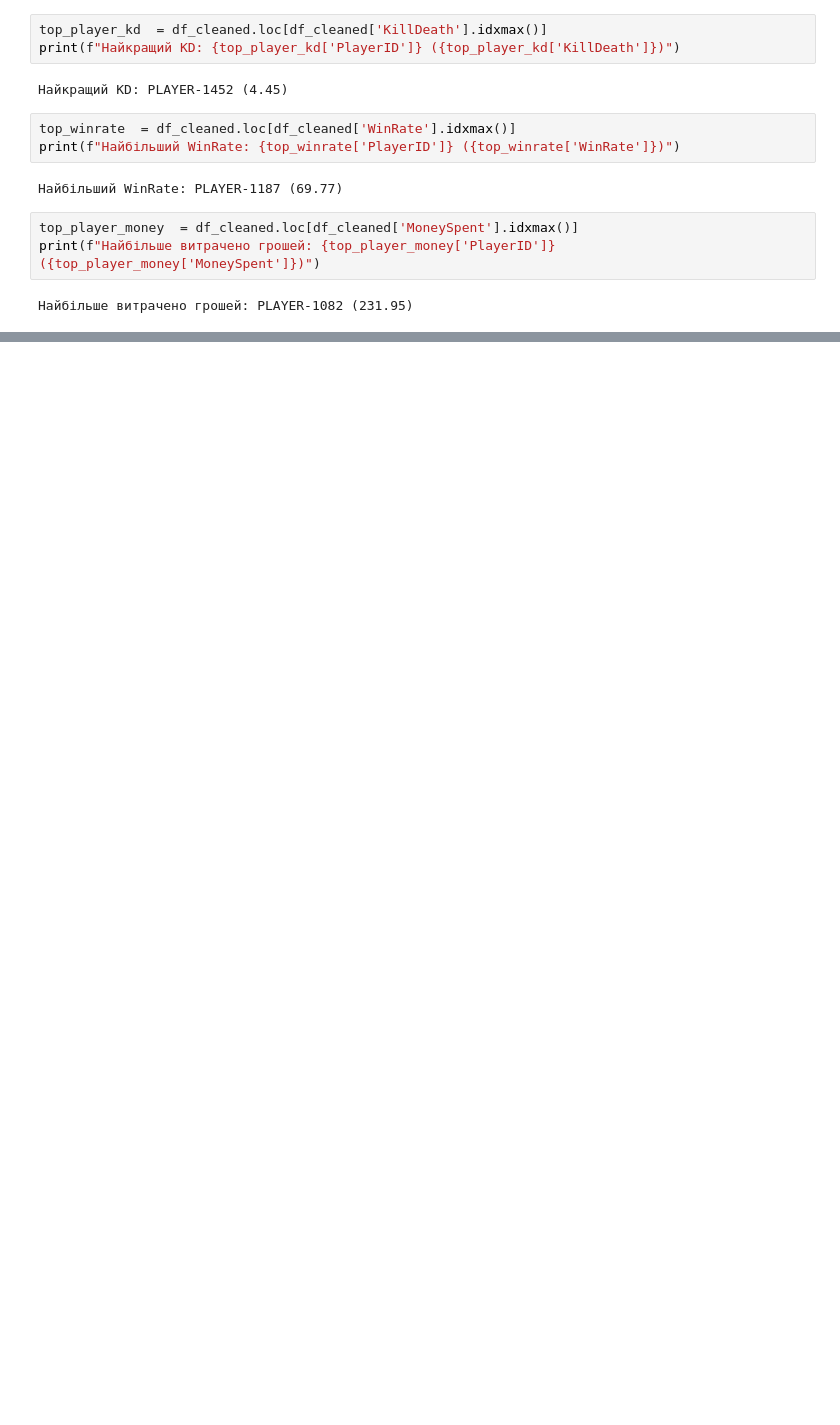
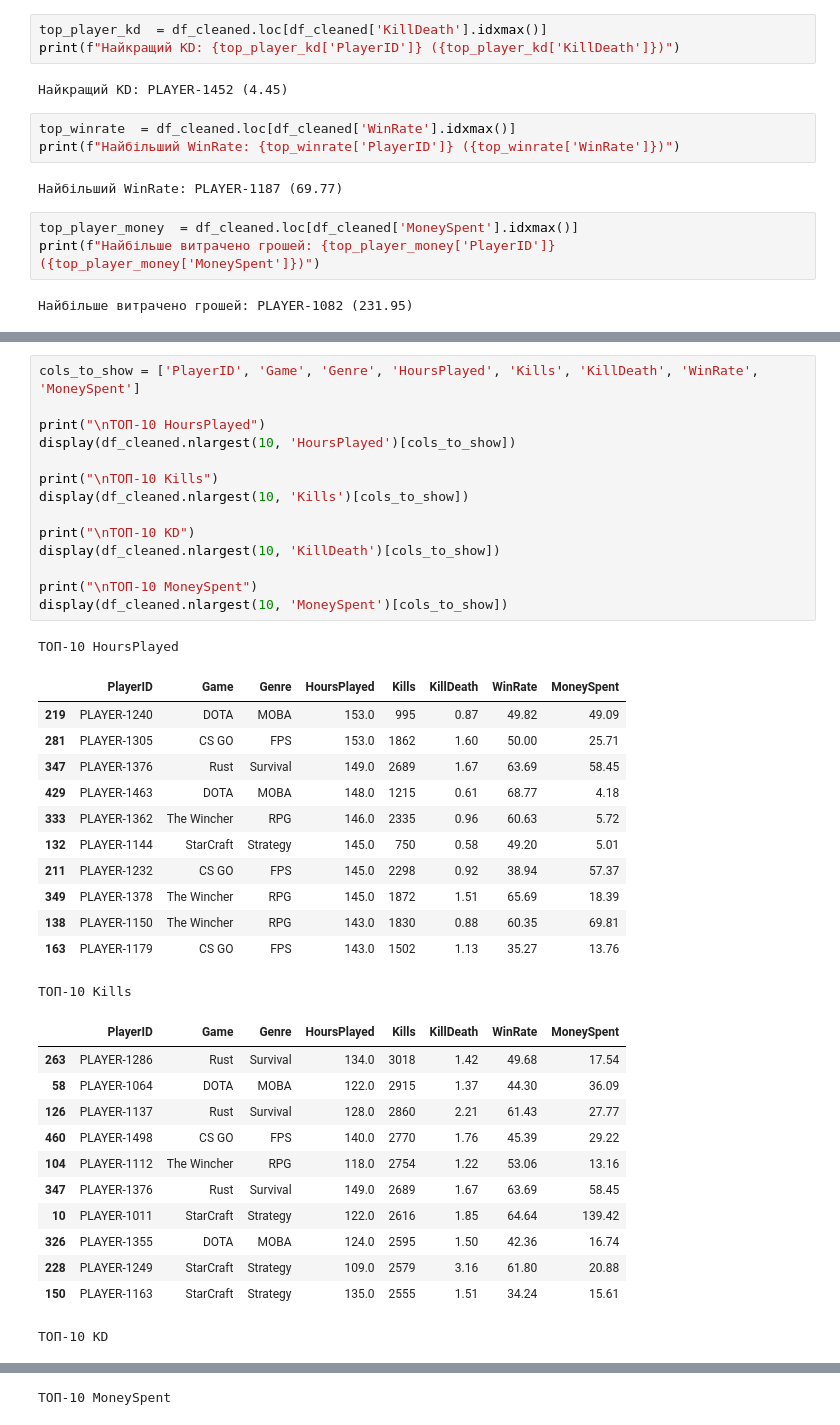
Before and after one commit to DearDarlin/player_activity_report, a Jupyter notebook: activity_report.ipynb, the cells around one changed output, grey strips where cells are left out. Saved outputs shown, nothing was run; the diff lists cells and outputs as text; blank space fills up the shorter version.

```diff
--- a/activity_report.ipynb
+++ b/activity_report.ipynb
@@ -363,0 +366,40 @@ print(f"Найбільший пінг: {top_player_ping['PlayerID']} ({top_playe
+# %%
+cols_to_show = ['PlayerID', 'Game', 'Genre', 'HoursPlayed', 'Kills', 'KillDeath', 'WinRate', 'MoneySpent']
+
+print("\nТОП-10 HoursPlayed")
+display(df_cleaned.nlargest(10, 'HoursPlayed')[cols_to_show])
+
+print("\nТОП-10 Kills")
+display(df_cleaned.nlargest(10, 'Kills')[cols_to_show])
+
+print("\nТОП-10 KD")
+display(df_cleaned.nlargest(10, 'KillDeath')[cols_to_show])
+
+print("\nТОП-10 MoneySpent")
+display(df_cleaned.nlargest(10, 'MoneySpent')[cols_to_show])
+# %% [output]
+ТОП-10 HoursPlayed
+|  | PlayerID | Game | Genre | HoursPlayed | Kills | KillDeath | WinRate | MoneySpent |
+| 219 | PLAYER-1240 | DOTA | MOBA | 153.0 | 995 | 0.87 | 49.82 | 49.09 |
+| 281 | PLAYER-1305 | CS GO | FPS | 153.0 | 1862 | 1.60 | 50.00 | 25.71 |
+| 347 | PLAYER-1376 | Rust | Survival | 149.0 | 2689 | 1.67 | 63.69 | 58.45 |
+| 429 | PLAYER-1463 | DOTA | MOBA | 148.0 | 1215 | 0.61 | 68.77 | 4.18 |
+| 333 | PLAYER-1362 | The Wincher | RPG | 146.0 | 2335 | 0.96 | 60.63 | 5.72 |
+| 132 | PLAYER-1144 | StarCraft | Strategy | 145.0 | 750 | 0.58 | 49.20 | 5.01 |
+| 211 | PLAYER-1232 | CS GO | FPS | 145.0 | 2298 | 0.92 | 38.94 | 57.37 |
+| 349 | PLAYER-1378 | The Wincher | RPG | 145.0 | 1872 | 1.51 | 65.69 | 18.39 |
+| 138 | PLAYER-1150 | The Wincher | RPG | 143.0 | 1830 | 0.88 | 60.35 | 69.81 |
+| 163 | PLAYER-1179 | CS GO | FPS | 143.0 | 1502 | 1.13 | 35.27 | 13.76 |
+ТОП-10 Kills
+|  | PlayerID | Game | Genre | HoursPlayed | Kills | KillDeath | WinRate | MoneySpent |
+| 263 | PLAYER-1286 | Rust | Survival | 134.0 | 3018 | 1.42 | 49.68 | 17.54 |
+| 58 | PLAYER-1064 | DOTA | MOBA | 122.0 | 2915 | 1.37 | 44.30 | 36.09 |
+| 126 | PLAYER-1137 | Rust | Survival | 128.0 | 2860 | 2.21 | 61.43 | 27.77 |
+| 460 | PLAYER-1498 | CS GO | FPS | 140.0 | 2770 | 1.76 | 45.39 | 29.22 |
+| 104 | PLAYER-1112 | The Wincher | RPG | 118.0 | 2754 | 1.22 | 53.06 | 13.16 |
+| 347 | PLAYER-1376 | Rust | Survival | 149.0 | 2689 | 1.67 | 63.69 | 58.45 |
+| 10 | PLAYER-1011 | StarCraft | Strategy | 122.0 | 2616 | 1.85 | 64.64 | 139.42 |
+| 326 | PLAYER-1355 | DOTA | MOBA | 124.0 | 2595 | 1.50 | 42.36 | 16.74 |
+| 228 | PLAYER-1249 | StarCraft | Strategy | 109.0 | 2579 | 3.16 | 61.80 | 20.88 |
+| 150 | PLAYER-1163 | StarCraft | Strategy | 135.0 | 2555 | 1.51 | 34.24 | 15.61 |
+ТОП-10 KD
@@ -363,0 +417 @@ print(f"Найбільший пінг: {top_player_ping['PlayerID']} ({top_playe
+ТОП-10 MoneySpent
```
Also changed, not shown: parts of 2 cells of this notebook.
